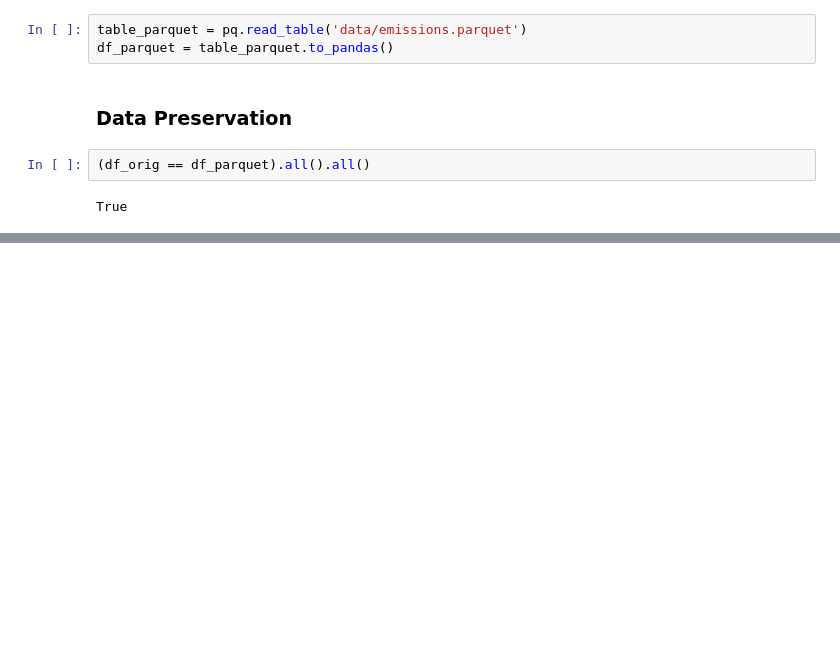
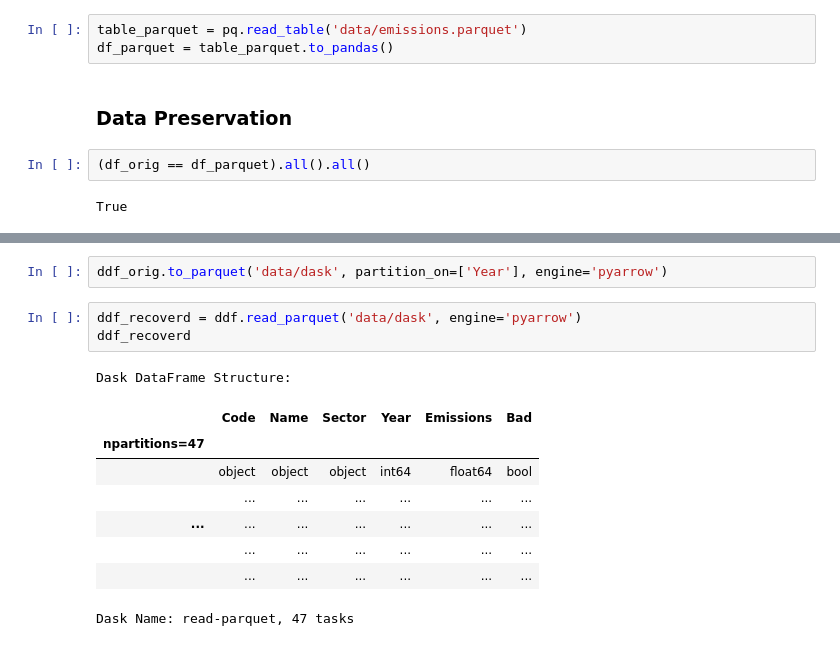
Before and after one commit to crepererum/talk-hold-my-data, a Jupyter notebook: python.ipynb, the cells around one changed output, grey strips where cells are left out. Cells and saved outputs as stored; diff of their text form; blank space fills up the shorter version.

```diff
--- a/python.ipynb
+++ b/python.ipynb
@@ -289,0 +374,15 @@ True
+# %%
+ddf_orig.to_parquet('data/dask', partition_on=['Year'], engine='pyarrow')
+# %%
+ddf_recoverd = ddf.read_parquet('data/dask', engine='pyarrow')
+ddf_recoverd
+# %% [output]
+Dask DataFrame Structure:
+|  | Code | Name | Sector | Year | Emissions | Bad |
+| npartitions=47 |  |  |  |  |  |  |
+|  | object | object | object | int64 | float64 | bool |
+|  | ... | ... | ... | ... | ... | ... |
+| ... | ... | ... | ... | ... | ... | ... |
+|  | ... | ... | ... | ... | ... | ... |
+|  | ... | ... | ... | ... | ... | ... |
+Dask Name: read-parquet, 47 tasks
```
Also changed, not shown: parts of 24 cells of this notebook, 16 other files.
